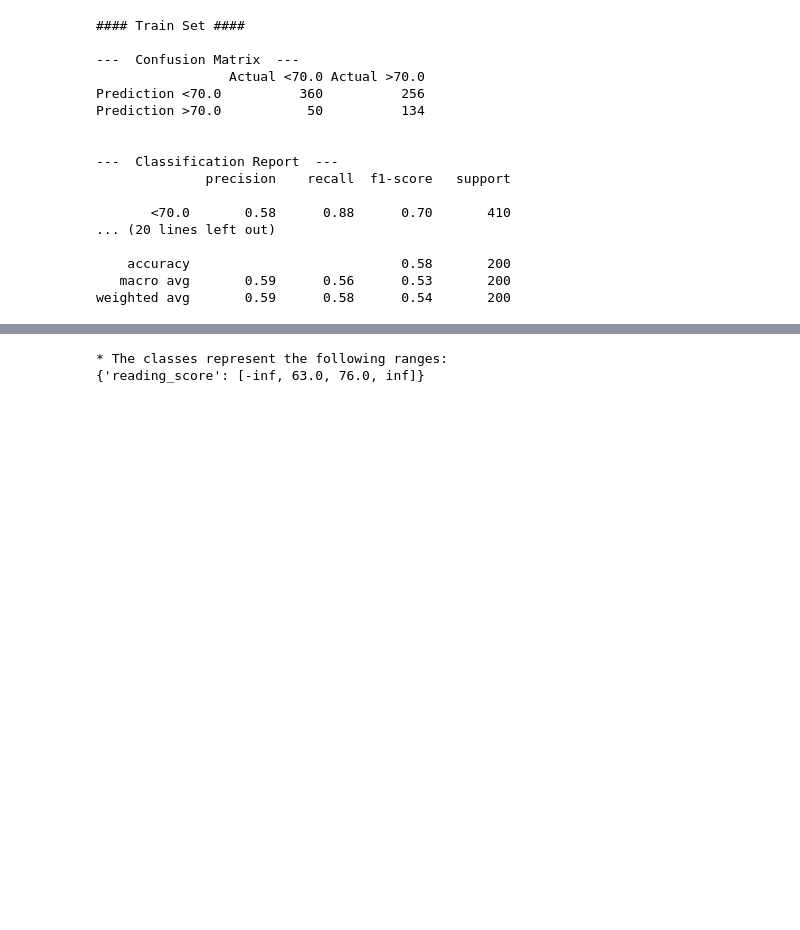
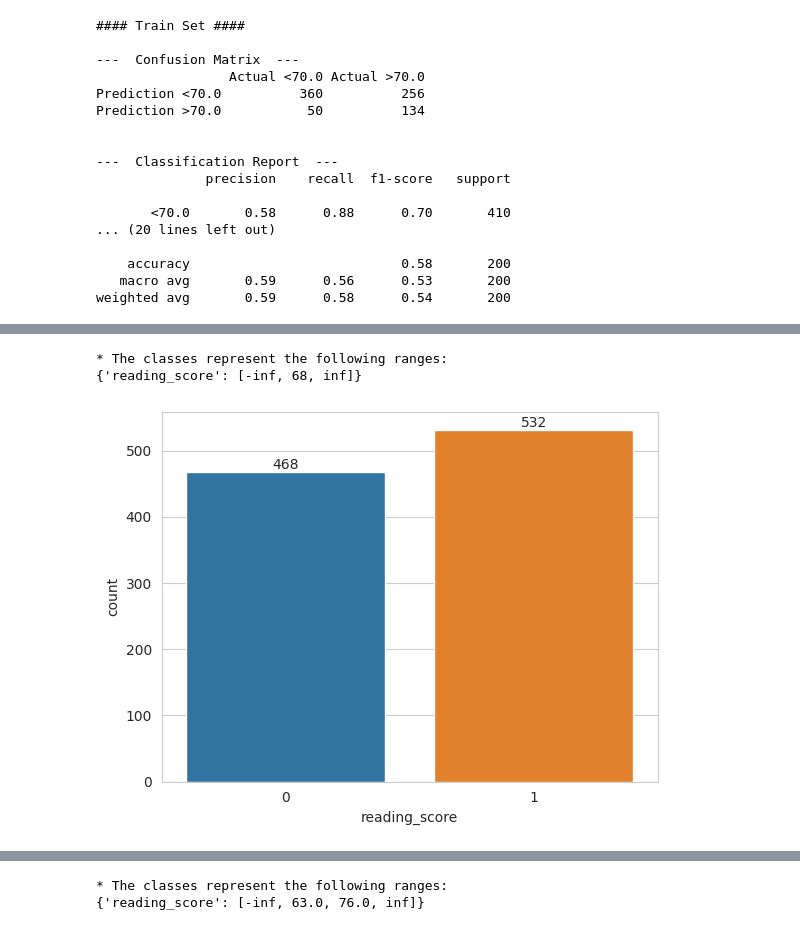
Before and after one commit to AdamBoley/Exam-Scores-Analysis, a Jupyter notebook: jupyter_notebooks/08c-reading-score-model.ipynb, the cells around one changed output, grey strips where cells are left out. Saved outputs shown, nothing was run; the diff lists cells and outputs as text; code cells hidden in the pictures; blank space fills up the shorter version.

```diff
--- a/jupyter_notebooks/08c-reading-score-model.ipynb
+++ b/jupyter_notebooks/08c-reading-score-model.ipynb
@@ -456,0 +460,13 @@ We will now examine the 3 bin approach.
+# %%
+disc_ad_2 = ArbitraryDiscretiser(binning_dict={'reading_score':[-np.inf, 68, np.inf]})
+
+df_reading_clf_ad_2 = disc_ad_2.fit_transform(df_reading)
+
+print(f"* The classes represent the following ranges: \n{disc_ad_2.binner_dict_} \n")
+fig_reading_clf_ad_2 = sns.countplot(data=df_reading_clf_ad_2, x='reading_score')
+plt.bar_label(fig_reading_clf_ad_2.containers[0])
+plt.show()
+# %% [output]
+* The classes represent the following ranges:
+{'reading_score': [-inf, 68, inf]}
+[figure, added]
```
Also changed, not shown: parts of 30 cells of this notebook, 1 other file.
